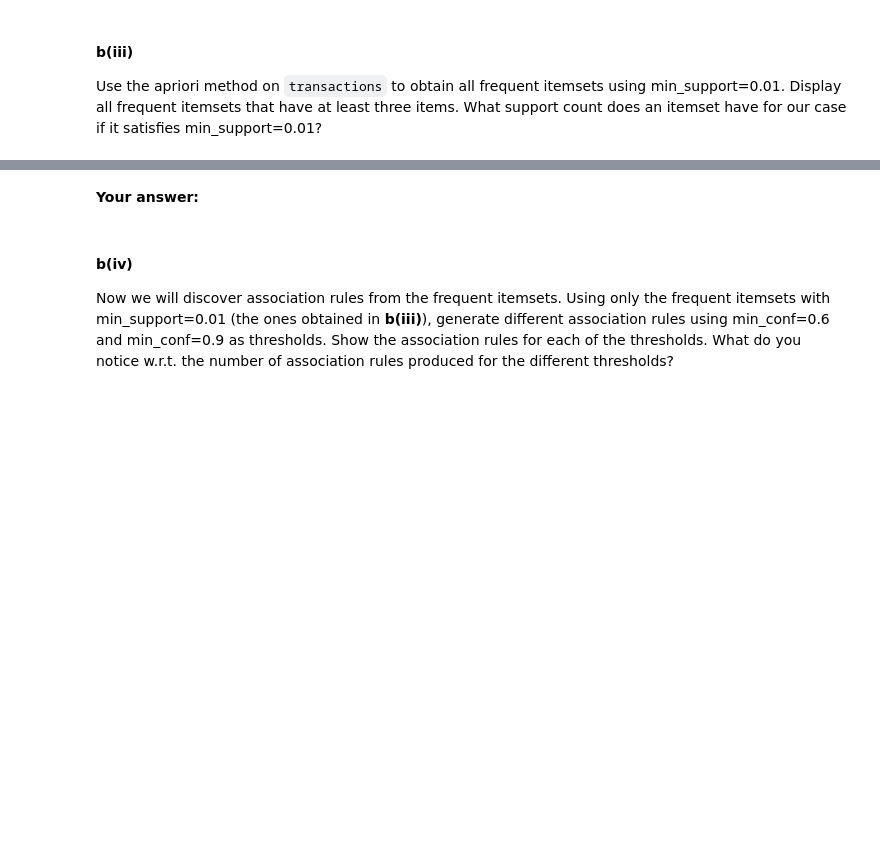
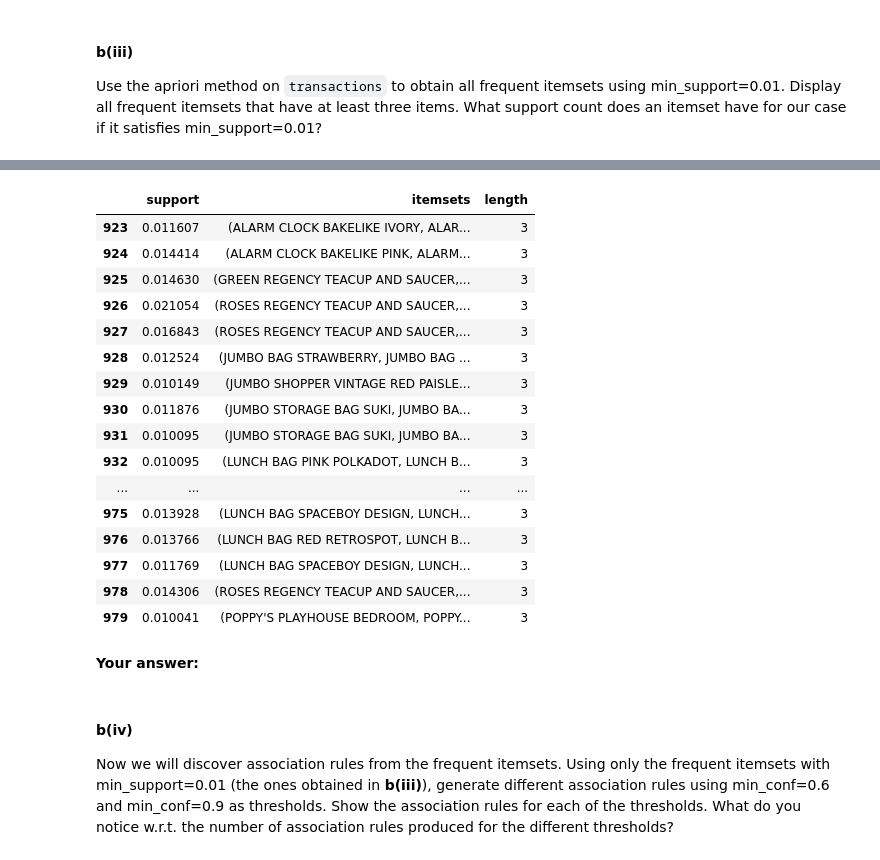
Before and after one commit to drtghosh/intro-to-data-science-assignment, a Jupyter notebook: Assignment2/assignment2.ipynb, the cells around one changed output, grey strips where cells are left out. Cells and saved outputs as stored; diff of their text form; code cells hidden in the pictures; blank space fills up the shorter version.

```diff
--- a/Assignment2/assignment2.ipynb
+++ b/Assignment2/assignment2.ipynb
@@ -326,3 +449,23 @@ Use the apriori method on `transactions` to obtain all frequent itemsets using m
+# %%
+frequent_itemsets[(frequent_itemsets['length'] == 3)]
+# %% [output]
+|  | support | itemsets | length |
+| 923 | 0.011607 | (ALARM CLOCK BAKELIKE IVORY, ALAR... | 3 |
+| 924 | 0.014414 | (ALARM CLOCK BAKELIKE PINK, ALARM... | 3 |
+| 925 | 0.014630 | (GREEN REGENCY TEACUP AND SAUCER,... | 3 |
+| 926 | 0.021054 | (ROSES REGENCY TEACUP AND SAUCER,... | 3 |
+| 927 | 0.016843 | (ROSES REGENCY TEACUP AND SAUCER,... | 3 |
+| 928 | 0.012524 | (JUMBO BAG STRAWBERRY, JUMBO BAG ... | 3 |
+| 929 | 0.010149 | (JUMBO SHOPPER VINTAGE RED PAISLE... | 3 |
+| 930 | 0.011876 | (JUMBO STORAGE BAG SUKI, JUMBO BA... | 3 |
+| 931 | 0.010095 | (JUMBO STORAGE BAG SUKI, JUMBO BA... | 3 |
+| 932 | 0.010095 | (LUNCH BAG PINK POLKADOT, LUNCH B... | 3 |
+| ... | ... | ... | ... |
+| 975 | 0.013928 | (LUNCH BAG SPACEBOY DESIGN, LUNCH... | 3 |
+| 976 | 0.013766 | (LUNCH BAG RED RETROSPOT, LUNCH B... | 3 |
+| 977 | 0.011769 | (LUNCH BAG SPACEBOY DESIGN, LUNCH... | 3 |
+| 978 | 0.014306 | (ROSES REGENCY TEACUP AND SAUCER,... | 3 |
+| 979 | 0.010041 | (POPPY'S PLAYHOUSE BEDROOM, POPPY... | 3 |
 # %% [markdown]
 **Your answer:**
 # %% [markdown]
```
Also changed, not shown: parts of 14 cells of this notebook, 6 other files.
